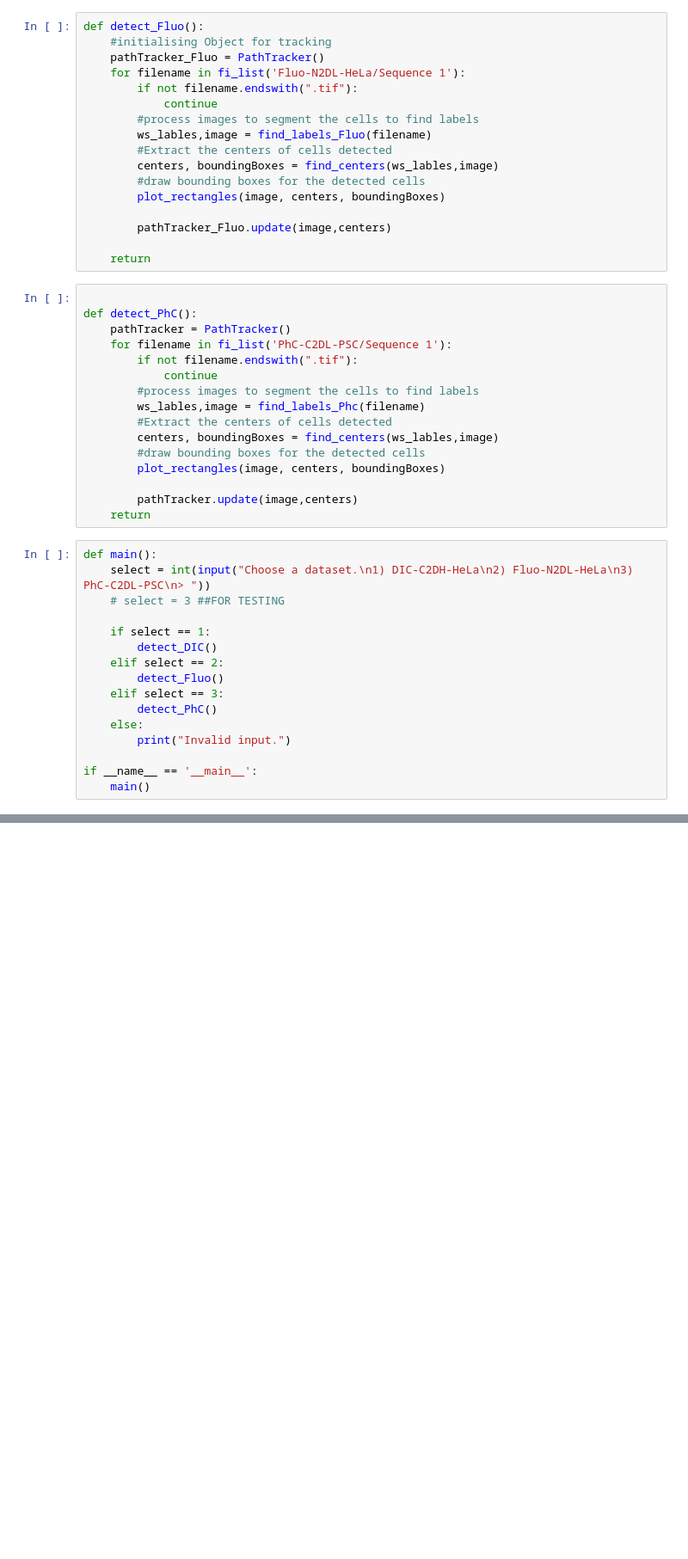
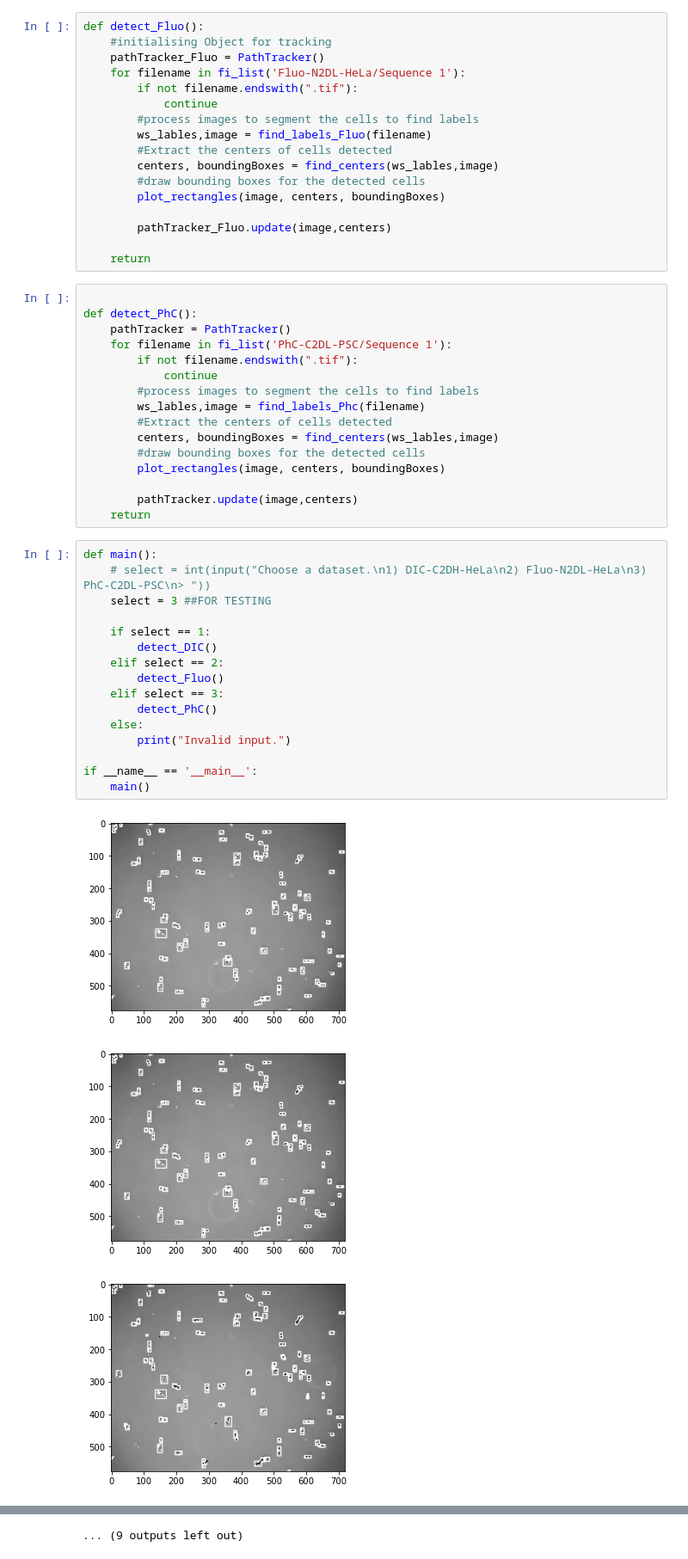
Before and after one commit to rishftw/vision_group_c, a Jupyter notebook: code.ipynb, the cells around one changed output, grey strips where cells are left out. Shown at 86% size. Saved outputs shown, nothing was run; the diff lists cells and outputs as text; blank space fills up the shorter version.

```diff
--- a/code.ipynb
+++ b/code.ipynb
@@ -164,17 +164,21 @@ def detect_PhC():
     return
 # %%
 def main():
-    select = int(input("Choose a dataset.\n1) DIC-C2DH-HeLa\n2) Fluo-N2DL-HeLa\n3) PhC-C2DL-PSC\n> "))
-    # select = 3 ##FOR TESTING
+    # select = int(input("Choose a dataset.\n1) DIC-C2DH-HeLa\n2) Fluo-N2DL-HeLa\n3) PhC-C2DL-PSC\n> "))
+    select = 3 ##FOR TESTING
 
     if select == 1:
         detect_DIC()
     elif select == 2:
         detect_Fluo()
     elif select == 3:
         detect_PhC()
     else:
         print("Invalid input.")
 
 if __name__ == '__main__':
     main()
+# %% [output]
+[figure, added]
+[figure, added]
+[figure, added]
@@ -180,0 +194 @@ if __name__ == '__main__':
+... (9 outputs left out)
```
Also changed, not shown: parts of 2 cells of this notebook, 1 other file.
